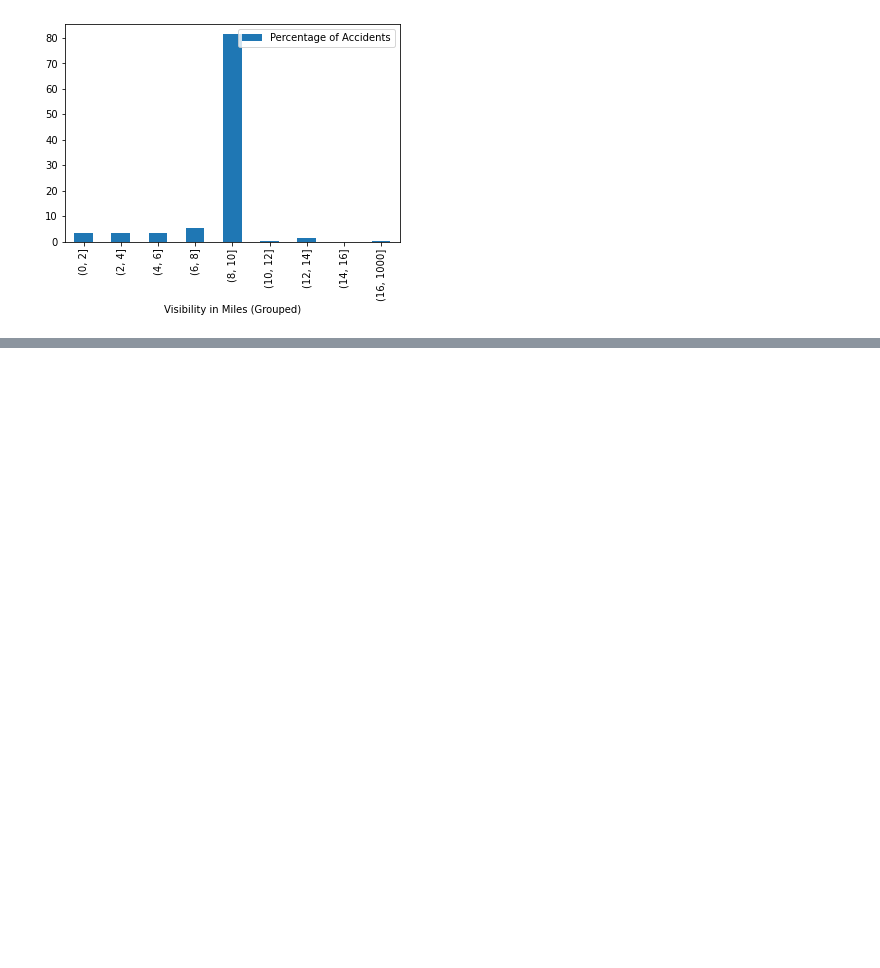
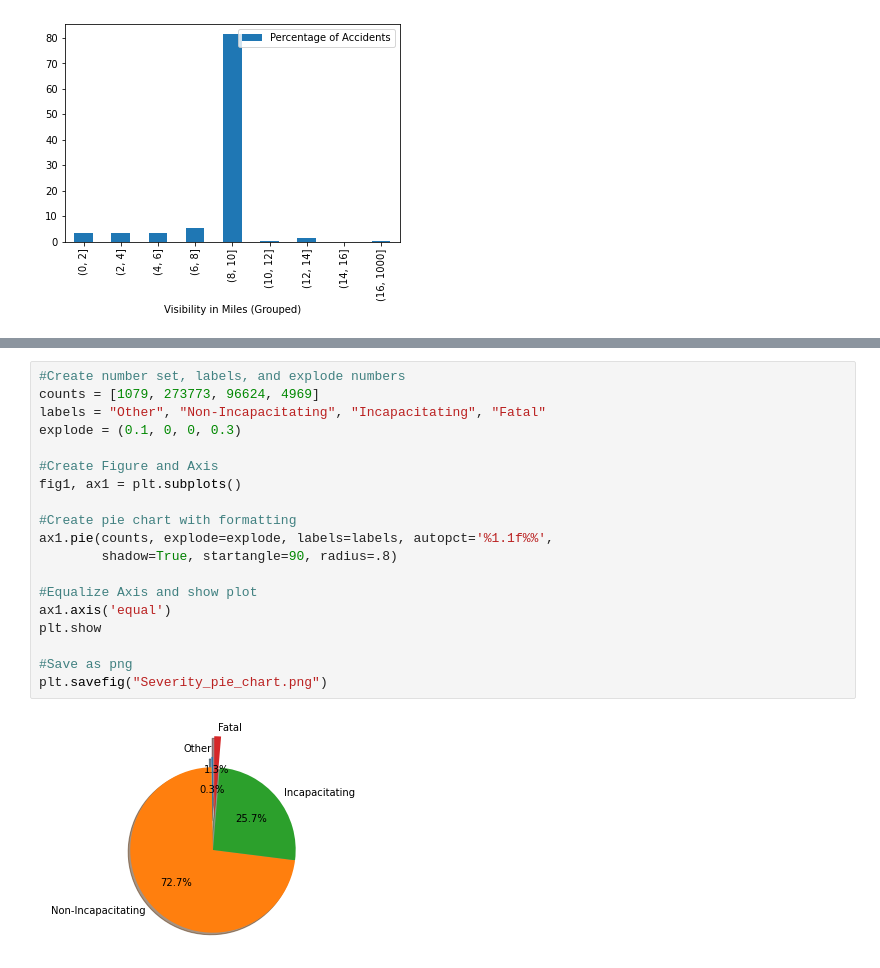
Before and after one commit to bjohnson90/data_science_group_project_1, a Jupyter notebook: final_notebook.ipynb, the cells around one changed output, grey strips where cells are left out. Cells and saved outputs as stored; diff of their text form; blank space fills up the shorter version.

```diff
--- a/final_notebook.ipynb
+++ b/final_notebook.ipynb
@@ -69,0 +90,21 @@ fig.savefig('./percentage_of_accidents_by_vis_barplot.png')
+# %%
+#Create number set, labels, and explode numbers
+counts = [1079, 273773, 96624, 4969]
+labels = "Other", "Non-Incapacitating", "Incapacitating", "Fatal"
+explode = (0.1, 0, 0, 0.3)
+
+#Create Figure and Axis
+fig1, ax1 = plt.subplots()
+
+#Create pie chart with formatting
+ax1.pie(counts, explode=explode, labels=labels, autopct='%1.1f%%',
+        shadow=True, startangle=90, radius=.8)
+
+#Equalize Axis and show plot
+ax1.axis('equal')
+plt.show
+
+#Save as png
+plt.savefig("Severity_pie_chart.png")
+# %% [output]
+[figure, added]
```
Also changed, not shown: parts of 2 cells of this notebook.
